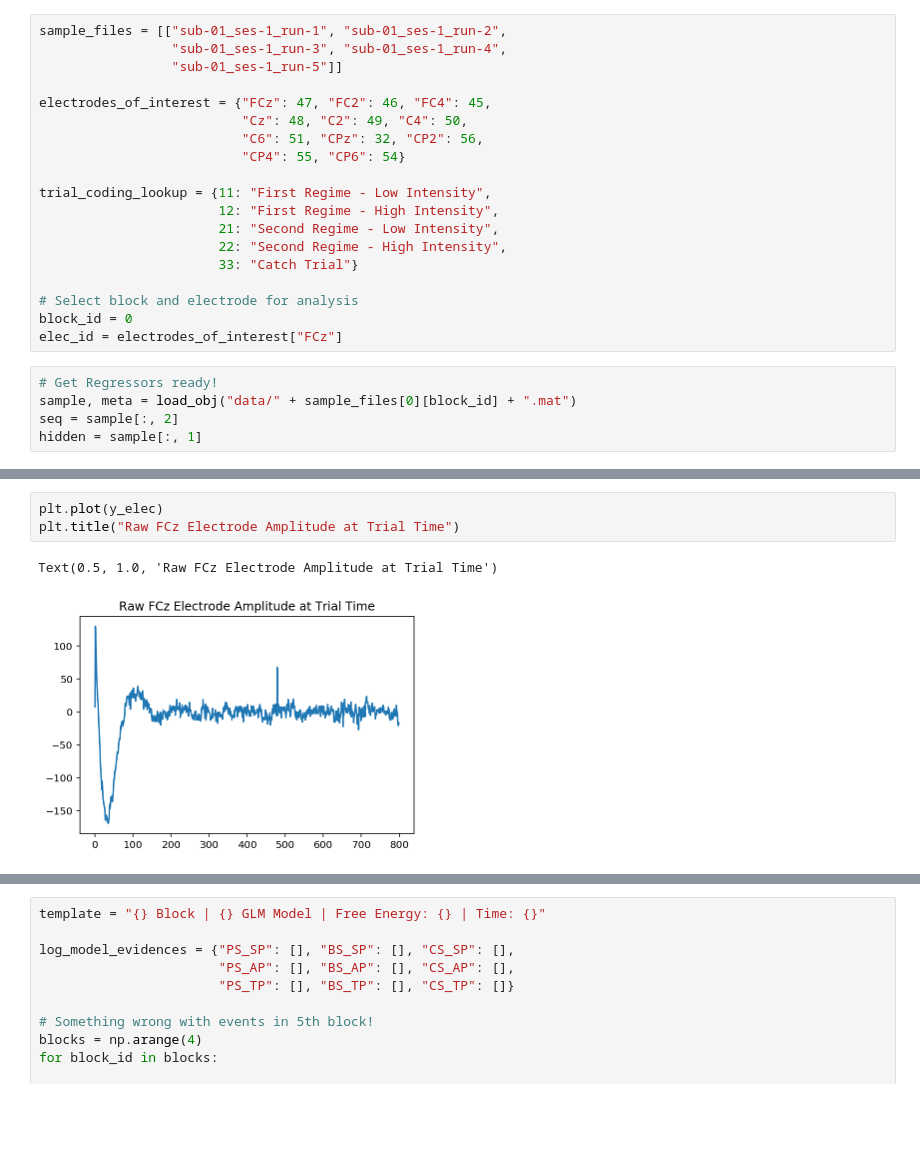
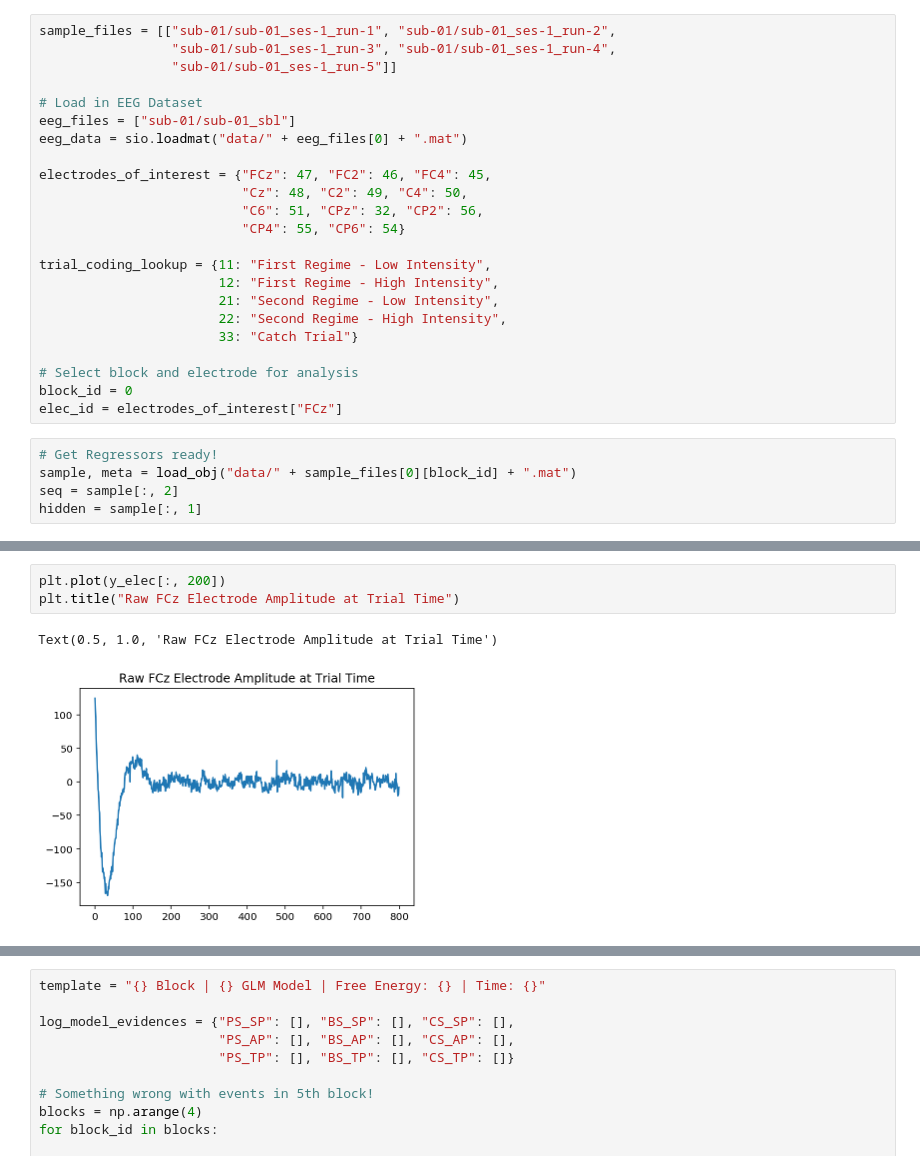
Before and after one commit to RobertTLange/SequentialBayesianLearning, a Jupyter notebook: workspace.ipynb, the cells around one changed output, grey strips where cells are left out. Drawn from its saved outputs; the diff is of its cells as text; blank space fills up the shorter version.

Commit message:
Log 17/02/19 - get_data for each sample and not one trial

```diff
--- a/workspace.ipynb
+++ b/workspace.ipynb
@@ -194,9 +194,13 @@ for model in model_types:
 # %% [markdown]
 ## 3. Model Comparison across Different SBL Agents and Surprise Regressors
 # %%
-sample_files = [["sub-01_ses-1_run-1", "sub-01_ses-1_run-2",
-                 "sub-01_ses-1_run-3", "sub-01_ses-1_run-4",
-                 "sub-01_ses-1_run-5"]]
+sample_files = [["sub-01/sub-01_ses-1_run-1", "sub-01/sub-01_ses-1_run-2",
+                 "sub-01/sub-01_ses-1_run-3", "sub-01/sub-01_ses-1_run-4",
+                 "sub-01/sub-01_ses-1_run-5"]]
+
+# Load in EEG Dataset
+eeg_files = ["sub-01/sub-01_sbl"]
+eeg_data = sio.loadmat("data/" + eeg_files[0] + ".mat")
 
 electrodes_of_interest = {"FCz": 47, "FC2": 46, "FC4": 45,
                           "Cz": 48, "C2": 49, "C4": 50,
@@ -244,7 +272,7 @@ y_elec = get_electrode_data(eeg_data, block_id, elec_id)
 # %%
-plt.plot(y_elec)
+plt.plot(y_elec[:, 200])
 plt.title("Raw FCz Electrode Amplitude at Trial Time")
 # %% [output]
 Text(0.5, 1.0, 'Raw FCz Electrode Amplitude at Trial Time')
-[figure, old version]
+[figure, new version]
 # %%
```
Also changed, not shown: parts of 8 cells of this notebook, 1 other file.
